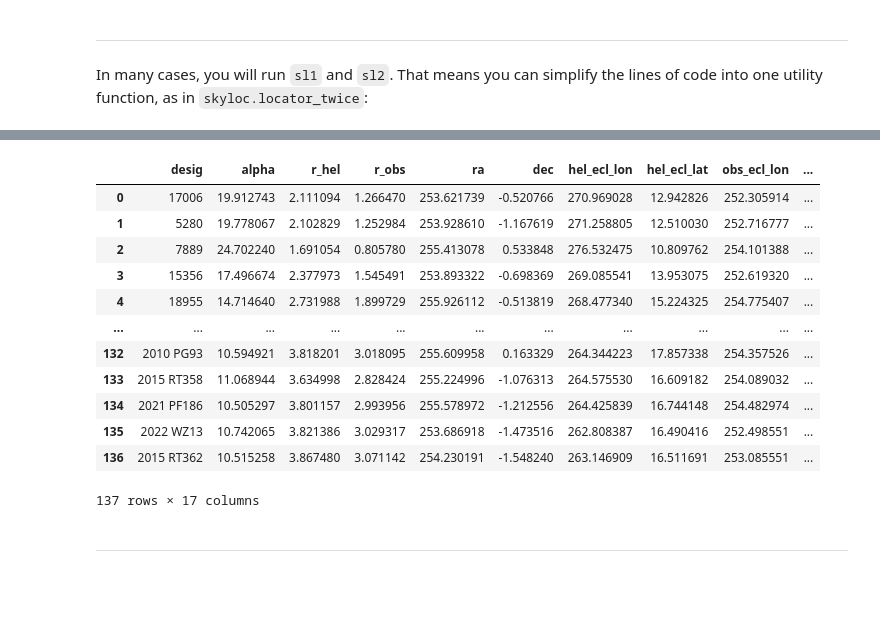
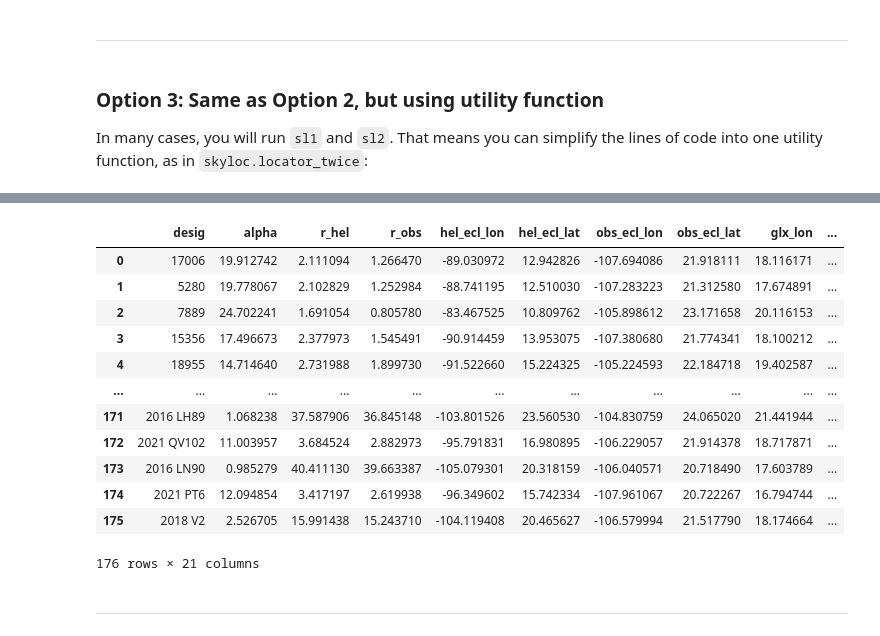
Before and after one commit to ysBach/skyloc, a Jupyter notebook: docs/01-SNU-SOLO_SRO.ipynb, the cells around one changed output, grey strips where cells are left out. Drawn from its saved outputs; the diff is of its cells as text; code cells hidden in the pictures; blank space fills up the shorter version.

```diff
--- a/docs/01-SNU-SOLO_SRO.ipynb
+++ b/docs/01-SNU-SOLO_SRO.ipynb
@@ -7,11 +22,13 @@ from astropy.io import fits
 from astropy.wcs import WCS
 
 import skyloc as sloc
+
+sloc.set_log_level("INFO")  # "DEBUG" = verbose, "INFO" = normal, "WARNING" = quiet
 # %%
 # Download the orbit information file from JPL SBDB
 # ~ 4-10min for the first time, ~10s for subsequent runs.
 orb, m_ng = sloc.fetch_orb(
-    output="orb_sbdb.parq",
+    output="../../../workspace/__Database/data_general/orb_sbdb-2026-04-24.parq",
     update_output=999,  # days - if output's last-modified is older than this, it will be updated
     # filters=[
         # ("kind", "not in", ("au")),
@@ -19,12 +36,5 @@ orb, m_ng = sloc.fetch_orb(
         # ("condition_code", "in", ["0", "1"]),
     # ]
 )
-print("Number of objects, number of columns: ", orb.shape)
-print("latest 'soln_date' [US/Pacific]     : ", orb["soln_date"].max())
-
-# Just for printing purposes...
-n_ng = np.sum(m_ng)
-
-print("Number of     grav objects          : ", orb.shape[0] - n_ng)
-print("Number of non-grav objects          : ", n_ng)
+# orb = orb.loc[orb["desig"] != "2025 N1"]
 # %% [output]
@@ -151,8 +180,10 @@ orb_infov2 = sl2.orb.loc[sl2.orb_infov_mask].copy()
 # %% [markdown]
 -----
 # %% [markdown]
+### Option 3: Same as Option 2, but using utility function
 In many cases, you will run `sl1` and `sl2`. That means you can simplify the lines of code into one utility function, as in `skyloc.locator_twice`:
 # %%
+# Total ~36s for 1.5M objects
 # Two steps in one function:
 sl1, sl2 = sloc.locator_twice(
     fovs=fovs,
@@ -161,7 +192,7 @@ sl1, sl2 = sloc.locator_twice(
     dt_limit=(3, 0.1),
     add_obsid=True,
     drop_obsindex=True,
-    add_jd_tdb=True
+    add_jds=True
 )
 
 sl2.eph
@@ -169,16 +204,16 @@ sl2.eph
-|  | desig | alpha | r_hel | r_obs | ra | dec | hel_ecl_lon | hel_ecl_lat | obs_ecl_lon | ... |
-| 0 | 17006 | 19.912743 | 2.111094 | 1.266470 | 253.621739 | -0.520766 | 270.969028 | 12.942826 | 252.305914 | ... |
-| 1 | 5280 | 19.778067 | 2.102829 | 1.252984 | 253.928610 | -1.167619 | 271.258805 | 12.510030 | 252.716777 | ... |
-| 2 | 7889 | 24.702240 | 1.691054 | 0.805780 | 255.413078 | 0.533848 | 276.532475 | 10.809762 | 254.101388 | ... |
-| 3 | 15356 | 17.496674 | 2.377973 | 1.545491 | 253.893322 | -0.698369 | 269.085541 | 13.953075 | 252.619320 | ... |
-| 4 | 18955 | 14.714640 | 2.731988 | 1.899729 | 255.926112 | -0.513819 | 268.477340 | 15.224325 | 254.775407 | ... |
+|  | desig | alpha | r_hel | r_obs | hel_ecl_lon | hel_ecl_lat | obs_ecl_lon | obs_ecl_lat | glx_lon | ... |
+| 0 | 17006 | 19.912742 | 2.111094 | 1.266470 | -89.030972 | 12.942826 | -107.694086 | 21.918111 | 18.116171 | ... |
+| 1 | 5280 | 19.778067 | 2.102829 | 1.252984 | -88.741195 | 12.510030 | -107.283223 | 21.312580 | 17.674891 | ... |
+| 2 | 7889 | 24.702241 | 1.691054 | 0.805780 | -83.467525 | 10.809762 | -105.898612 | 23.171658 | 20.116153 | ... |
+| 3 | 15356 | 17.496673 | 2.377973 | 1.545491 | -90.914459 | 13.953075 | -107.380680 | 21.774341 | 18.100212 | ... |
+| 4 | 18955 | 14.714640 | 2.731988 | 1.899730 | -91.522660 | 15.224325 | -105.224593 | 22.184718 | 19.402587 | ... |
 | ... | ... | ... | ... | ... | ... | ... | ... | ... | ... | ... |
-| 132 | 2010 PG93 | 10.594921 | 3.818201 | 3.018095 | 255.609958 | 0.163329 | 264.344223 | 17.857338 | 254.357526 | ... |
-| 133 | 2015 RT358 | 11.068944 | 3.634998 | 2.828424 | 255.224996 | -1.076313 | 264.575530 | 16.609182 | 254.089032 | ... |
-| 134 | 2021 PF186 | 10.505297 | 3.801157 | 2.993956 | 255.578972 | -1.212556 | 264.425839 | 16.744148 | 254.482974 | ... |
-| 135 | 2022 WZ13 | 10.742065 | 3.821386 | 3.029317 | 253.686918 | -1.473516 | 262.808387 | 16.490416 | 252.498551 | ... |
-| 136 | 2015 RT362 | 10.515258 | 3.867480 | 3.071142 | 254.230191 | -1.548240 | 263.146909 | 16.511691 | 253.085551 | ... |
+| 171 | 2016 LH89 | 1.068238 | 37.587906 | 36.845148 | -103.801526 | 23.560530 | -104.830759 | 24.065020 | 21.441944 | ... |
+| 172 | 2021 QV102 | 11.003957 | 3.684524 | 2.882973 | -95.791831 | 16.980895 | -106.229057 | 21.914378 | 18.717871 | ... |
+| 173 | 2016 LN90 | 0.985279 | 40.411130 | 39.663387 | -105.079301 | 20.318159 | -106.040571 | 20.718490 | 17.603789 | ... |
+| 174 | 2021 PT6 | 12.094854 | 3.417197 | 2.619938 | -96.349602 | 15.742334 | -107.961067 | 20.722267 | 16.794744 | ... |
+| 175 | 2018 V2 | 2.526705 | 15.991438 | 15.243710 | -104.119408 | 20.465627 | -106.579994 | 21.517790 | 18.174664 | ... |
-137 rows × 17 columns
+176 rows × 21 columns
 # %% [markdown]
 -----
 # %%
```
Also changed, not shown: parts of 16 cells of this notebook, 3 other files.
